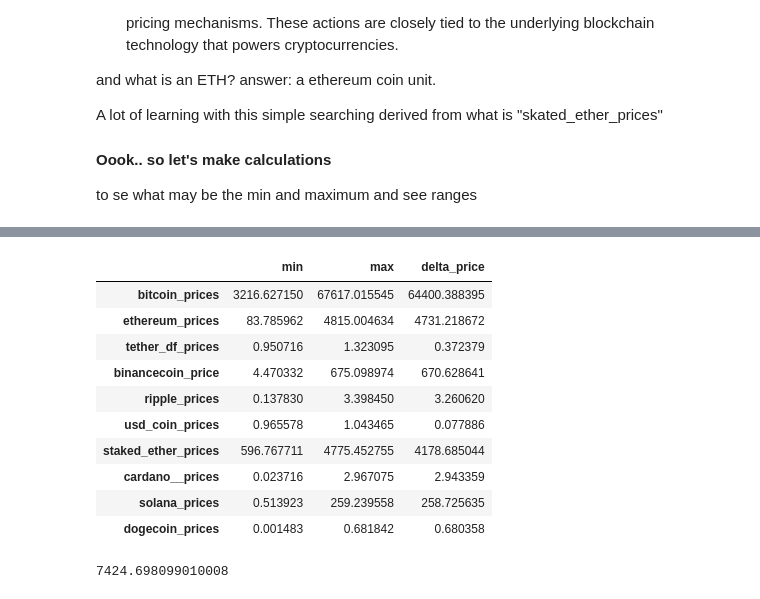
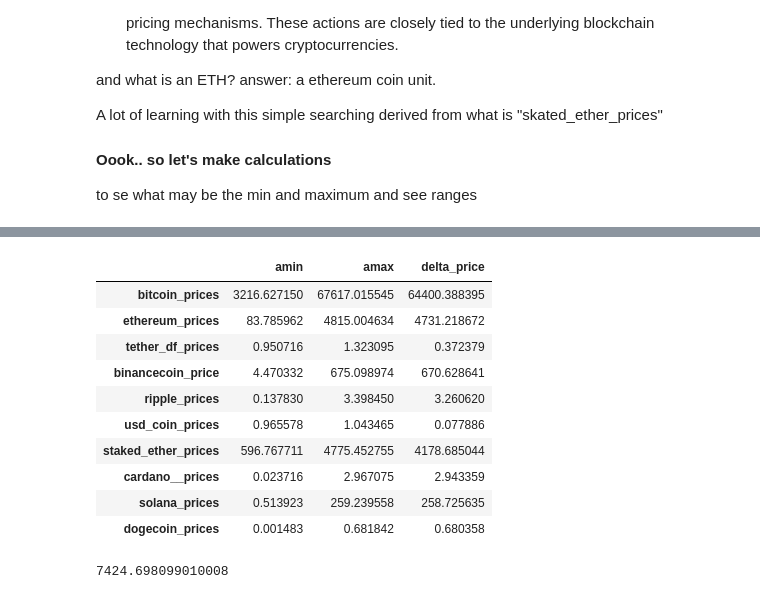
Before and after one commit to someonefrom93/PIDA_J_DIEGO, a Jupyter notebook: eda_gecko.ipynb, the cells around one changed output, grey strips where cells are left out. Saved outputs shown, nothing was run; the diff lists cells and outputs as text; code cells hidden in the pictures.

```diff
--- a/eda_gecko.ipynb
+++ b/eda_gecko.ipynb
@@ -234,10 +234,10 @@ min_max_prices
 | solana_prices | 0.513923 | 259.239558 |
 | dogecoin_prices | 0.001483 | 0.681842 |
 # %%
-min_max_prices["delta_price"] = min_max_prices["max"] - min_max_prices["min"]
+min_max_prices["delta_price"] = min_max_prices["amax"] - min_max_prices["amin"]
 min_max_prices
 # %% [output]
-|  | min | max | delta_price |
+|  | amin | amax | delta_price |
 | bitcoin_prices | 3216.627150 | 67617.015545 | 64400.388395 |
 | ethereum_prices | 83.785962 | 4815.004634 | 4731.218672 |
 | tether_df_prices | 0.950716 | 1.323095 | 0.372379 |
```
Also changed, not shown: parts of 30 cells of this notebook.
